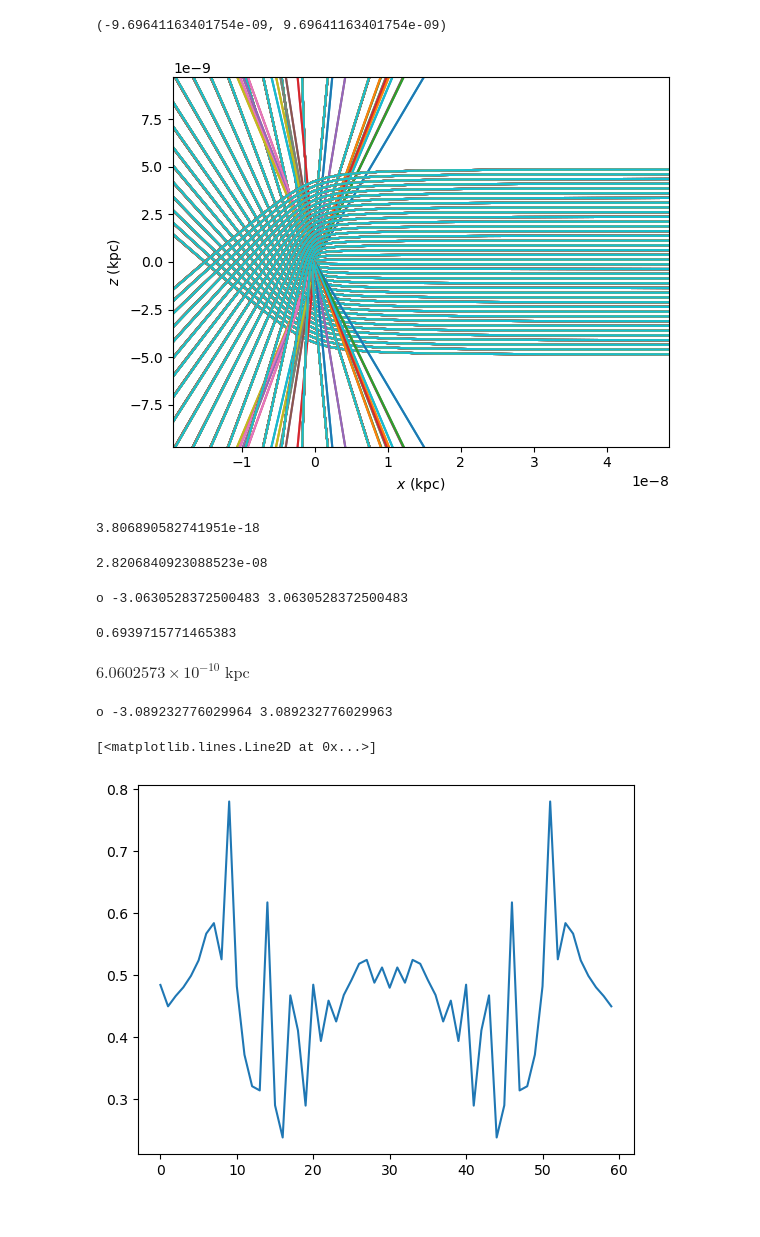
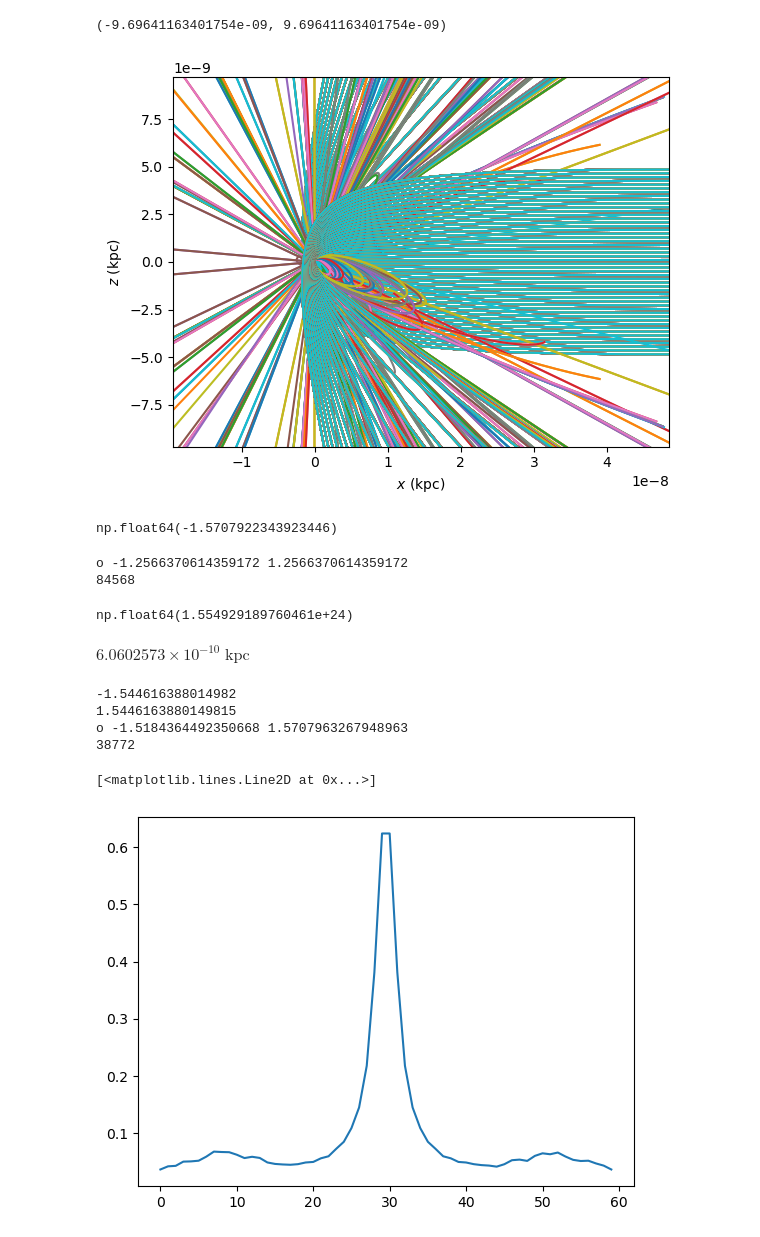
Before and after one commit to shauryagarg145/dark-matter-waves, a Jupyter notebook: solving_trajectories.ipynb, the cells around one changed output. Drawn from its saved outputs; the diff is of its cells as text; code cells hidden in the pictures.

Commit message:
Cleaned up these notebooks and fixed numerical method. Issue was that range of angles was from -pi/2 to pi/2

```diff
--- a/solving_trajectories.ipynb
+++ b/solving_trajectories.ipynb
@@ -24,7 +24,7 @@ rot = Rotation.from_rotvec(t * normal / norm(normal))
 r = rot.apply(v_c)
 r = r / norm(r) * rs
 # %%
-num = 40
+num = 50
 points = []
 
 dist = 1
@@ -36,13 +36,11 @@ x = 10 * rs * u.km
 rho = np.sqrt(x*x + y*y)
 phi = np.arctan(y/x)
 
-
-
 for i in range(num):
     for j in range(num):
         sp = [x.value, y[j].value, z[i].value]
         esc = np.sqrt(acon.GM_sun * 2/ np.linalg.norm(np.array(sp)) / u.km)
-        esc = np.sqrt(acon.GM_sun * 2/ rs * (1 / 10 + 3) / u.km)
+        esc = np.sqrt((acon.GM_sun * 2/ rs * (1 / 10)) / u.km + (20 * u.km / u.s)**2)
         points.append([rho[j], -esc.to(u.km / u.s), 0 * u.km / u.s, z[i] , 0 * u.km / u.s, phi[j]])
 # %%
 # 1. Initialize the orbit [R, vR, vT, z, vz, phi]
@@ -71,17 +69,9 @@ plt.xlim(-4 * rs_kpc, 10 * rs_kpc)
 plt.ylim(-2 * rs_kpc, 2 * rs_kpc)
 # %% [output]
 (-9.69641163401754e-09, 9.69641163401754e-09)
-[figure, old version]
+[figure, new version]
 # %%
 orbit = o.getOrbit()
-# %%
-np.abs(y).min()
-# %% [output]
-3.806890582741951e-18
-# %%
-y.max()
-# %% [output]
-2.8206840923088523e-08
 # %%
 z = orbit[:, :, 3]
 x = orbit[:, :, 0] * np.cos(orbit[:, :, -1])
@@ -90,8 +80,8 @@ mask_ri = x**2 + z**2
 mask_ri = np.sqrt(mask_ri)
 
 mask1 = np.arctan(z / x)
-mask1[(x < 0) * (z > 0)] = np.pi - np.abs(mask1[(x < 0) * (z > 0)])
-mask1[(x < 0) * (z < 0)] = -np.pi + np.abs(mask1[(x < 0) * (z < 0)])
+#mask1[(x < 0) * (z > 0)] = np.pi - np.abs(mask1[(x < 0) * (z > 0)])
+#mask1[(x < 0) * (z < 0)] = -np.pi + np.abs(mask1[(x < 0) * (z < 0)])
 
 def denPoints(ri, ro, t1, t2, y1, y2):
 
@@ -101,7 +91,7 @@ def denPoints(ri, ro, t1, t2, y1, y2):
         t2 = dummy
 
 
-    if t2 < t1 - np.pi:
+    if t2 < t1 - np.pi / 2:
         theta = t1 - t2
         theta = 2*np.pi - theta
     else:
@@ -110,27 +100,33 @@ def denPoints(ri, ro, t1, t2, y1, y2):
     ro = ((ro*rs * u.km).to(u.kpc) / 8).value
     ri = ((ri*rs * u.km).to(u.kpc) / 8).value
 
-    area = theta / 2 * (ro ** 2 - ri ** 2)
+    area = theta * 2 /3 * (ro ** 2 - ri ** 2)
 
     mask_r = (mask_ri < ro) * (mask_ri > ri) * (y < y2) * (y > y1)
 
     #assuming t1 > t2
-    if t2 < t1 - np.pi:
+    if t2 < t1 - np.pi / 2:
         if t2 < 0 and t1 > 0:
             print('o', t2, t1)
+            print((((mask1 <= t2) + (mask1 >= t1)) * mask_r).sum())
             return (((mask1 <= t2) + (mask1 >= t1)) * mask_r).sum() / area
         else:
             print('oj')
             return ((mask1 <= t2) * (mask1 >= t1) * mask_r).sum() / area
     else:
         return ((mask1 <= t1) * (mask1 >= t2) * mask_r).sum() / area
+# %%
+mask1.min()
+# %% [output]
+np.float64(-1.5707922343923446)
 # %%
 first = denPoints(9.8, 10, np.pi/20, -np.pi/20, -5, 5)
-second = denPoints(0.9, 1.1, np.pi - np.pi/40, -np.pi + np.pi/40, -0.05, 0.05)
-first/second
+second = denPoints(0.9, 1.1, np.pi/2 - np.pi/10, -np.pi/2 + np.pi/10, -0.05, 0.05)
+first
 # %% [output]
-o -3.0630528372500483 3.0630528372500483
+o -1.2566370614359172 1.2566370614359172
+84568
-0.6939715771465383
+np.float64(1.554929189760461e+24)
 # %%
 (rs * u.km).to(u.kpc) / 8
 # %% [output]
@@ -138,30 +134,37 @@ $6.0602573 \times 10^{-10} \; \mathrm{kpc}$
 # %%
 num = 30
 
 def norm(t):
-    if t > np.pi:
-        return t - 2 * np.pi
+    if t > np.pi / 2:
+        return t - np.pi
     if t <= -np.pi:
-        return t + 2 * np.pi
+        return t + np.pi
 
     return t
 
-first = denPoints(9.8, 10, np.pi/40, -np.pi/40, -5, 5)
+first = denPoints(9.8, 10, np.pi/60, -np.pi/60, -5, 5)
 
-y1 = ((0.05 * rs * u.km).to(u.kpc) / 8).value
+y1 = ((0.005 * rs * u.km).to(u.kpc) / 8).value
 
 sec = []
-for i in range(0, num * 2):
+for i in range(0, num*2):
+    if i == num:
+        print(norm(np.pi/num / 4 + i * np.pi / 2/ num))
+        print(norm(-np.pi/num / 4 + i * np.pi / 2/ num))
     second = denPoints(0.5, 1.5,
-                       norm(np.pi/num / 2 + i * np.pi/num),
-                       norm(-np.pi/num / 2 + i * np.pi/num), -y1, y1)
+                       norm((i+1) * np.pi / 2/ num),
+                       norm(i * np.pi / 2/ num), -y1, y1)
     sec.append(second/first)
 
 plt.clf()
+sec[num] = sec[num-1]
 plt.plot(sec)
 # %% [output]
-o -3.089232776029964 3.089232776029963
+-1.544616388014982
+1.5446163880149815
+o -1.5184364492350668 1.5707963267948963
+38772
 [<matplotlib.lines.Line2D at 0x...>]
-[figure, old version]
+[figure, new version]
 # %%
 plt.clf()
```
Also changed, not shown: parts of 4 cells of this notebook, 2 other files.
